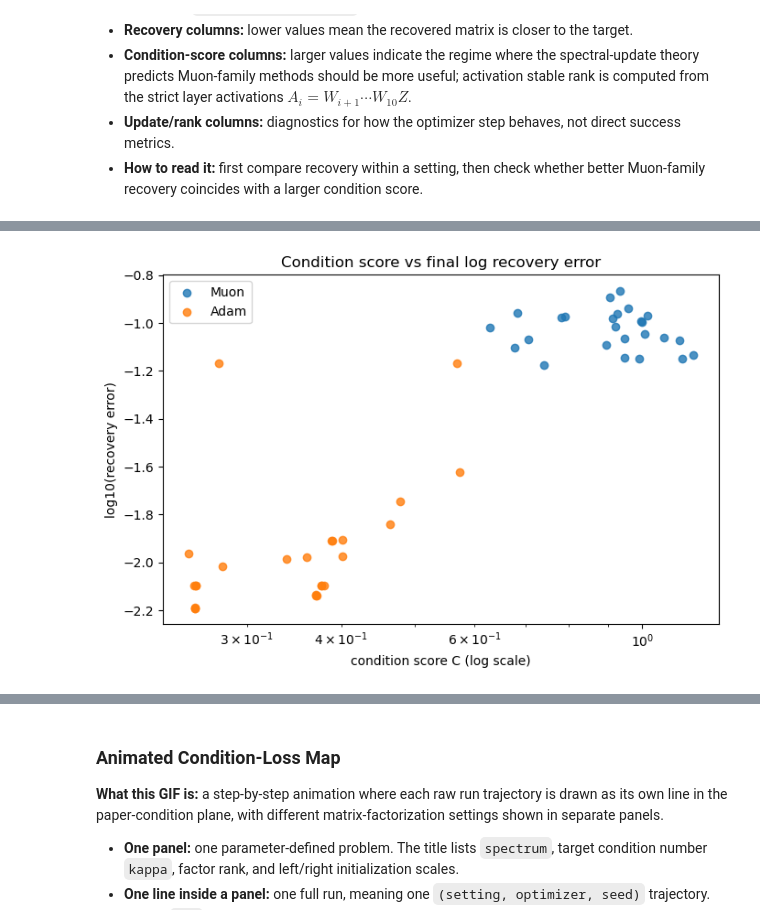
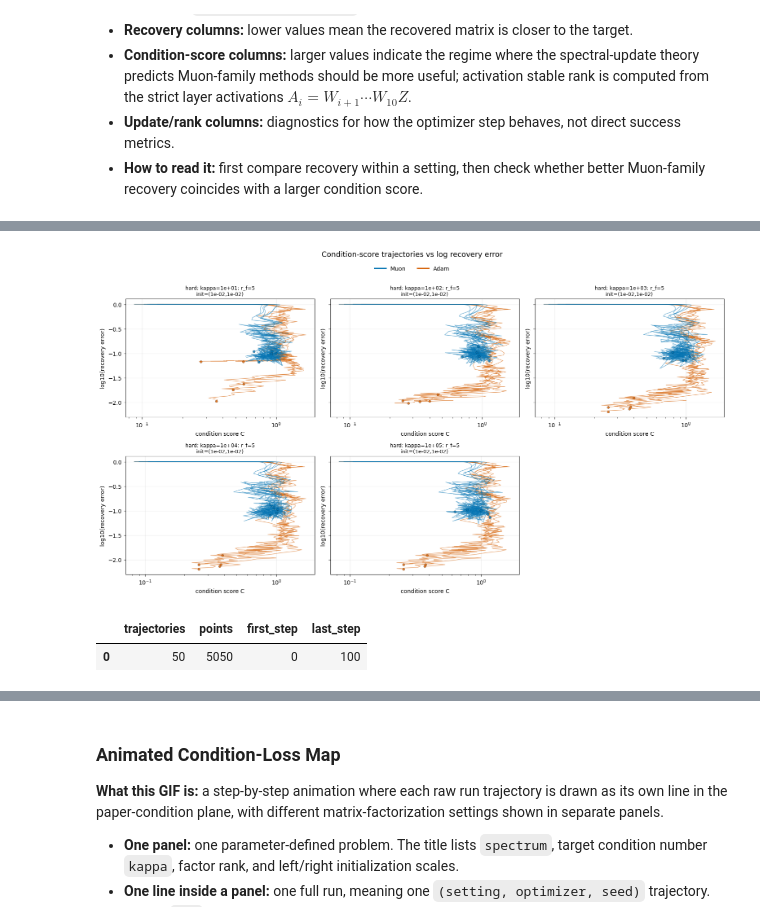
Before and after one commit to TianyangLiu-Work/muonexperiment, a Jupyter notebook: Notebooks/E11_paper_condition_diagnostics_torch.ipynb, the cells around one changed output, grey strips where cells are left out. Saved outputs shown, nothing was run; the diff lists cells and outputs as text; code cells hidden in the pictures.

Commit message:
Update E11 condition trajectory plots

```diff
--- a/Notebooks/E11_paper_condition_diagnostics_torch.ipynb
+++ b/Notebooks/E11_paper_condition_diagnostics_torch.ipynb
@@ -712,18 +713,73 @@ IPython.display.display(summary.sort_values(["setting", "median_recovery"]))
 # %%
 PLOT_ALGOS = ALGOS
-condition_error_rows = run_summary[run_summary["algo"].isin(PLOT_ALGOS)].copy()
+condition_error_rows = runs[
+    runs["algo"].isin(PLOT_ALGOS)
+    & np.isfinite(runs["condition_score"])
+    & (runs["condition_score"] > 0)
+    & np.isfinite(runs["recovery_error"])
+].copy()
+condition_error_rows["condition_score_plot"] = condition_error_rows["condition_score"].clip(lower=1e-12)
 condition_error_rows["log_recovery_error"] = np.log10(condition_error_rows["recovery_error"].clip(lower=1e-12))
+condition_error_rows = condition_error_rows.sort_values(["setting", "algo", "seed", "run_id", "step"]).reset_index(drop=True)
 
-fig, ax = plt.subplots(figsize=(7, 4.8))
-for algo in PLOT_ALGOS:
-    group = condition_error_rows[condition_error_rows["algo"] == algo]
-    ax.scatter(group["condition_score"], group["log_recovery_error"], label=algo, alpha=0.8)
-ax.set_xscale("log")
-ax.set_xlabel("condition score C (log scale)")
-ax.set_ylabel("log10(recovery error)")
-ax.set_title("Condition score vs final log recovery error")
-ax.legend()
+condition_settings = [spec["setting"] for spec in SETTINGS]
+ncols = min(3, max(1, len(condition_settings)))
+nrows = math.ceil(len(condition_settings) / ncols)
+fig, axes = plt.subplots(nrows, ncols, figsize=(5.2 * ncols, 4.1 * nrows), sharey=True, squeeze=False)
+axes_flat = axes.ravel()
+for ax, setting in zip(axes_flat, condition_settings):
+    sub = condition_error_rows[condition_error_rows["setting"] == setting]
+    run_count = max(1, sub["run_id"].nunique())
+    alpha = max(0.12, min(0.55, 16.0 / run_count))
+    for (algo, seed, run_id), group in sub.groupby(["algo", "seed", "run_id"], observed=True, sort=False):
+        group = group.sort_values("step")
+        color = plotting.algorithm_color(algo)
+        ax.plot(
+            group["condition_score_plot"],
+            group["log_recovery_error"],
+            color=color,
+            linewidth=0.9,
+            alpha=alpha,
+        )
+        final = group.iloc[-1]
+        ax.scatter(
+            final["condition_score_plot"],
+            final["log_recovery_error"],
+            color=color,
+            edgecolors="black",
+            linewidths=0.25,
+            s=18,
+            alpha=0.80,
+            zorder=3,
+        )
+    ax.set_xscale("log")
+    ax.set_title(format_problem_title(setting), fontsize=9)
+    ax.set_xlabel("condition score C")
+    ax.set_ylabel("log10(recovery error)")
+    ax.grid(alpha=0.25)
+for ax in axes_flat[len(condition_settings):]:
+    ax.axis("off")
+handles = [Line2D([0], [0], color=plotting.algorithm_color(algo), lw=2.2, label=algo) for algo in PLOT_ALGOS]
+fig.legend(handles=handles, loc="upper center", ncol=len(handles), bbox_to_anchor=(0.5, 1.015), frameon=False)
+fig.suptitle("Condition-score trajectories vs log recovery error", y=1.045, fontsize=13)
 fig.tight_layout()
 plt.show()
+
+final_condition_trajectory_rows = condition_error_rows.loc[
+    condition_error_rows.groupby("run_id", observed=True)["step"].idxmax()
+]
+IPython.display.display(pd.DataFrame([{
+    "trajectories": int(condition_error_rows["run_id"].nunique()),
+    "points": int(len(condition_error_rows)),
+    "first_step": int(condition_error_rows["step"].min()),
+    "last_step": int(condition_error_rows["step"].max()),
+}]))
+IPython.display.display(
+    final_condition_trajectory_rows.sort_values("recovery_error")[
+        ["setting", "algo", "seed", "step", "condition_score", "log_recovery_error", "recovery_error"]
+    ].head(20)
+)
 # %% [output]
-[figure, old version]
+[figure, new version]
+|  | trajectories | points | first_step | last_step |
+| 0 | 50 | 5050 | 0 | 100 |
```
Also changed, not shown: parts of 10 cells of this notebook.
